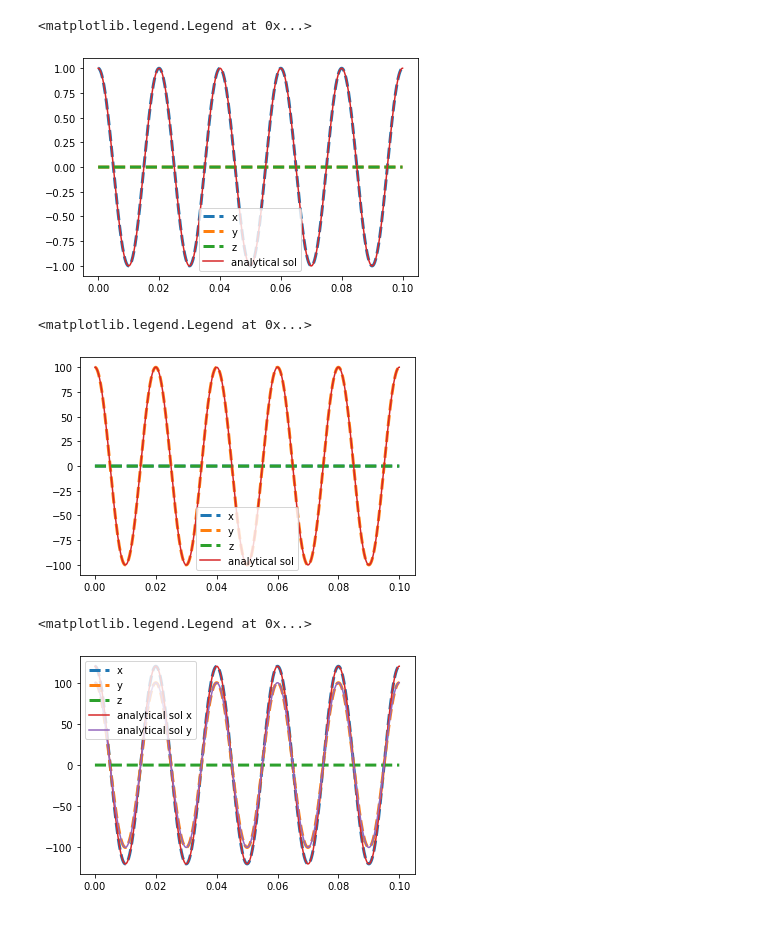
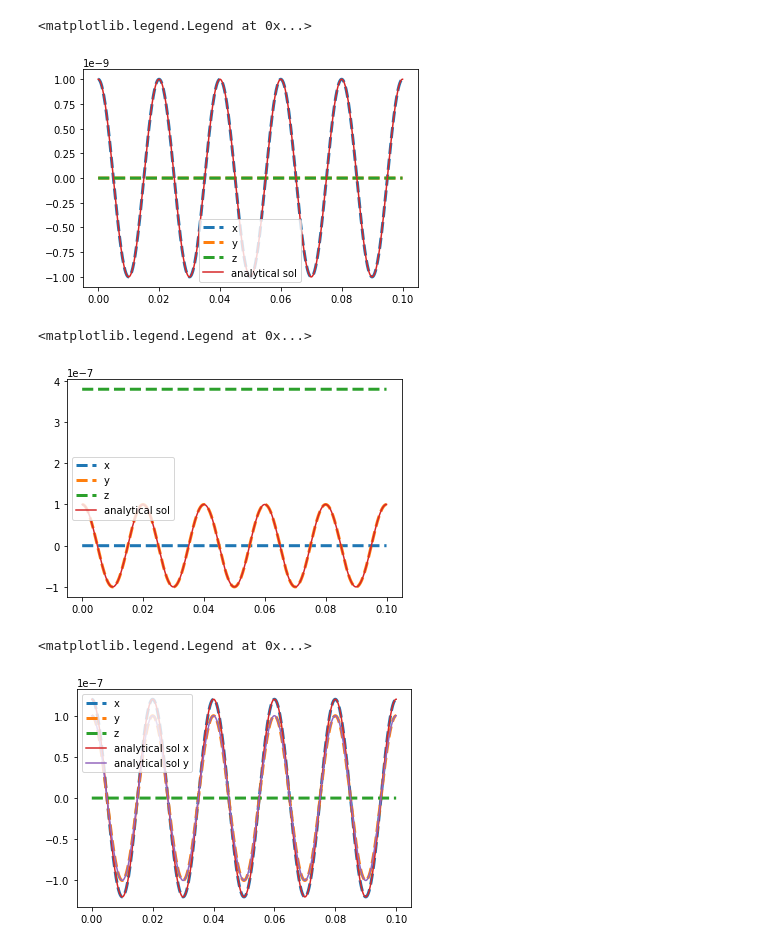
Before and after one commit to JacobSiegel22/GreyMolassesCooling, a Jupyter notebook: GrayMolasses_MC.ipynb, the cells around one changed output. Saved outputs shown, nothing was run; the diff lists cells and outputs as text; code cells hidden in the pictures.

```diff
--- a/GrayMolasses_MC.ipynb
+++ b/GrayMolasses_MC.ipynb
@@ -19,7 +20,7 @@ def update_v(F,v,dt):
     ## use Newtons law to update the velocity of a particle given the force
     ## for a timestep of length dt
     # F is a 3X1 numpy array with entries Fx, Fy, Fz, same for v.
-    m=171 #we aure using the 171 isotope of Yb, in any case for the simple harmonic oscillator it doesnt matter, but I take Da as the convention for mass
+    m=2.85*10**(-25) #we aure using the 171 isotope of Yb,v_new=dt*F/m+v #1st order finite difference for newtons laws
     v_new=dt*F/m+v #1st order finite difference for newtons laws
     return v_new
 # %%
@@ -28,15 +29,15 @@ def update_v(F,v,dt):
 
 N=1000000 #number timesteps
 t_init=0
-t_final=10
+t_final=0.1
 time_steps=np.linspace(t_init,t_final,N)
 dt= time_steps[2]-time_steps[1]
 
 x=np.zeros([N,3]) #initialize array of 3d positions for the particle
 v=np.zeros([N,3]) #initialize array of 3d positions for the particle
 x[0,0]=1
-m=171
-w=50
+m=2.85*10**(-25)
+w=50*2*np.pi
 for i in range(1,N):
     F=np.zeros([1,3])
     F[0,0]=-m*w**2*x[i-1,0] #make the force only in the x dir
@@ -52,7 +53,7 @@ plt.show()
 
 #since this is a type of symplectic intergrator we should also see the error bounded-+
 plt.plot(time_steps,x[:,0]-analytical_sol)
-
+plt.title("error")
 #we should also assert that the results are good to 1e-3
 np.testing.assert_allclose(x[:,0],analytical_sol,atol=10**(-3))
 # %% [output]
@@ -75,8 +76,8 @@ dt= time_steps[2]-time_steps[1]
 x=np.zeros([N,3]) #initialize array of 3d positions for the particle
 v=np.zeros([N,3]) #initialize array of 3d positions for the particle
 
-m=171
+m=2.85*10**(-25)
 w_x=t_radial*2*np.pi #angular frequency of x and y trapping frequency
 w_y=w_x
 w_z=t_long*2*np.pi # angular trapping frequency for z
-k=2*np.pi/759 #wavenumber of the optical lattice (using nm as the conventional length)
+k=2*np.pi/(759*10**(-9)) #wavenumber of the optical lattice
@@ -86,37 +84,37 @@ k=2*np.pi/759 #wavenumber of the optical lattice (using nm as the conventional l
 # %%
 ## 1st test: release the atom at x=1nm, z=0nm, it should just undergo simple harmonic motion in x, y and z should be still at 0nm
 
-x[0,0]=1
+x[0,0]=1*10**(-9)
 x[0,1]=0
 x[0,2]=0
 for i in range(1,N):
     F=np.zeros([1,3])
     F[0,0]=-m*w_x**2*np.cos(k*x[i-1,2])**2*x[i-1,0] #F_x
     F[0,1]=-m*w_y**2*np.cos(k*x[i-1,2])**2*x[i-1,1] #F_y
-    F[0,2]=-m*w_z**2/(2*k)*np.sin(2*k*x[i-1,2])**2 #F_z
+    F[0,2]=0 #F_z, lambd dicke regime in z so we dont care
     v[i]=update_v(F,v[i-1],dt)
     x[i]=update_pos(v[i],x[i-1],dt)
 
 analytical_sol=x[0,0]*np.cos(w_x*time_steps)
 plt.plot(time_steps,x[:,0],label="x",linestyle= "--",linewidth=3)
 plt.plot(time_steps,x[:,1], label="y",linestyle= "--",linewidth=3)
 plt.plot(time_steps,x[:,2], label="z",linestyle= "--",linewidth=3)
 plt.plot(time_steps,analytical_sol, label="analytical sol")
 plt.legend()
 # %% [output]
 <matplotlib.legend.Legend at 0x...>
-[figure, old version]
+[figure, new version]
 # %%
 ## 2nd test: release the atom at y=100nm, z=pi/knm, it should just undergo simple harmonic motion in y, x and z should be still at 0nm
 
 x[0,0]=0
-x[0,1]=100
-x[0,2]=0
+x[0,1]=100*10**(-9)
+x[0,2]=np.pi/k
 for i in range(1,N):
     F=np.zeros([1,3])
     F[0,0]=-m*w_x**2*np.cos(k*x[i-1,2])**2*x[i-1,0] #F_x
     F[0,1]=-m*w_y**2*np.cos(k*x[i-1,2])**2*x[i-1,1] #F_y
-    F[0,2]=-m*w_z**2/(2*k)*np.sin(2*k*x[i-1,2])**2 #F_z
+    F[0,2]=0 #F_z
     v[i]=update_v(F,v[i-1],dt)
     x[i]=update_pos(v[i],x[i-1],dt)
 
@@ -128,12 +126,12 @@ plt.plot(time_steps,analytical_sol, label="analytical sol")
 plt.legend()
 # %% [output]
 <matplotlib.legend.Legend at 0x...>
-[figure, old version]
+[figure, new version]
 # %%
 ## 3rd test: release the atom at x=100nm, y=100nm, z=0, it should just undergo simple harmonic motion in x and y
 #independently since x and y are uncoupled. z stays at 0.
-x[0,0]=120
-x[0,1]=100
+x[0,0]=120*10**(-9)
+x[0,1]=100*10**(-9)
 x[0,2]=0
 for i in range(1,N):
     F=np.zeros([1,3])
@@ -153,7 +151,7 @@ plt.plot(time_steps,analytical_sol_y, label="analytical sol y")
 plt.legend()
 # %% [output]
 <matplotlib.legend.Legend at 0x...>
-[figure, old version]
+[figure, new version]
 # %%
 # We don't need to test z because we don't care about z motion;
 #we are in the lamb-dicke regime in z so recoils and spontaneous emisisons don't affect dynamics.
```
Also changed, not shown: parts of 16 cells of this notebook.
